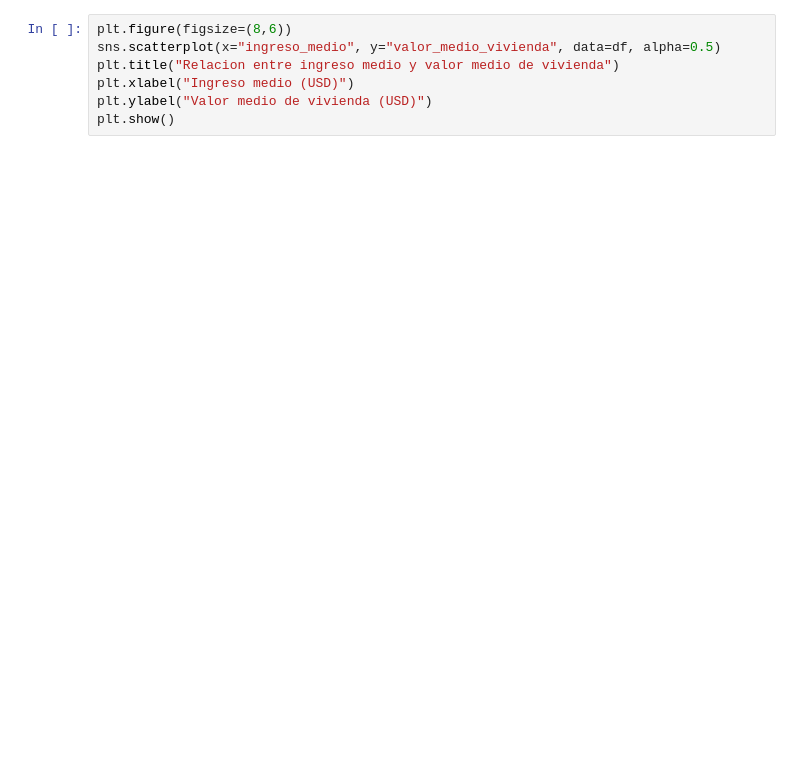
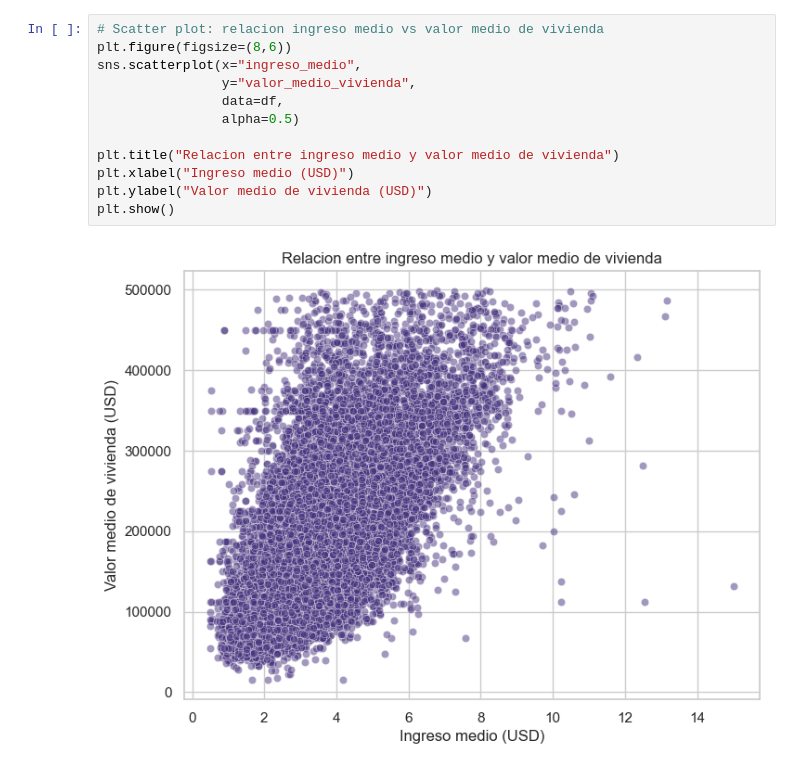
Before and after one commit to Ivan-Ortiz1/analisis-precios-y-energia-california, a Jupyter notebook: notebooks/1_analisis_casas_californi.ipynb, the cells around one changed output. Drawn from its saved outputs; the diff is of its cells as text; blank space fills up the shorter version.

```diff
--- a/notebooks/1_analisis_casas_californi.ipynb
+++ b/notebooks/1_analisis_casas_californi.ipynb
@@ -114,8 +247,15 @@ correlaciones
 # %%
+# Scatter plot: relacion ingreso medio vs valor medio de vivienda
 plt.figure(figsize=(8,6))
-sns.scatterplot(x="ingreso_medio", y="valor_medio_vivienda", data=df, alpha=0.5)
+sns.scatterplot(x="ingreso_medio",
+                y="valor_medio_vivienda",
+                data=df,
+                alpha=0.5)
+
 plt.title("Relacion entre ingreso medio y valor medio de vivienda")
 plt.xlabel("Ingreso medio (USD)")
 plt.ylabel("Valor medio de vivienda (USD)")
 plt.show()
+# %% [output]
+[figure, added]
 # %%
```
Also changed, not shown: parts of 23 cells of this notebook, 1 other file.
